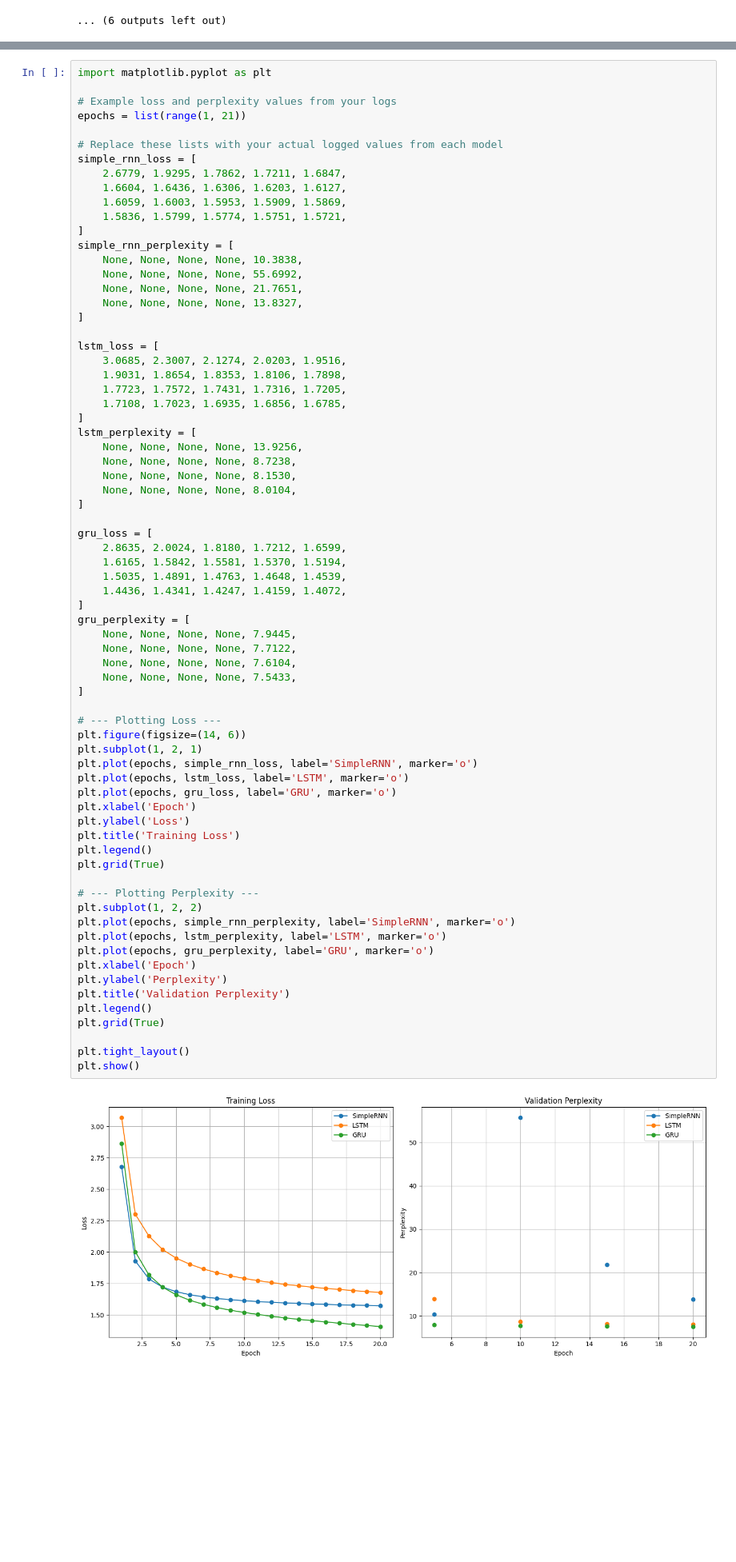
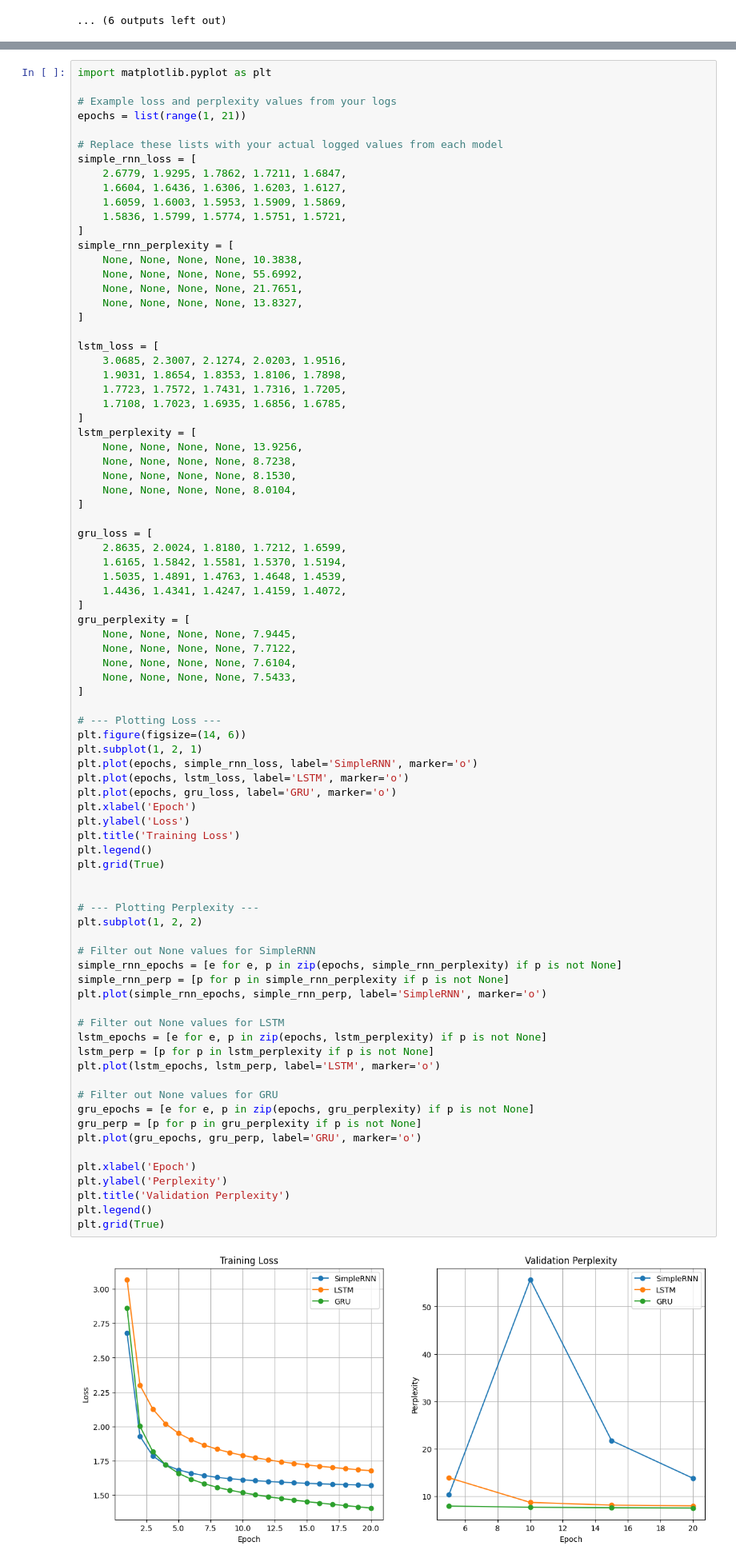
Before and after one commit to jmestanza/natural-language-processing-practice, a Jupyter notebook: desafios/Desafio_3/Desafio_3.ipynb, the cells around one changed output, grey strips where cells are left out. Shown at 80% size. Drawn from its saved outputs; the diff is of its cells as text; blank space fills up the shorter version.

```diff
--- a/desafios/Desafio_3/Desafio_3.ipynb
+++ b/desafios/Desafio_3/Desafio_3.ipynb
@@ -956,37 +956,48 @@ gru_loss = [
     1.5035, 1.4891, 1.4763, 1.4648, 1.4539,
     1.4436, 1.4341, 1.4247, 1.4159, 1.4072,
 ]
 gru_perplexity = [
     None, None, None, None, 7.9445,
     None, None, None, None, 7.7122,
     None, None, None, None, 7.6104,
     None, None, None, None, 7.5433,
 ]
 
 # --- Plotting Loss ---
 plt.figure(figsize=(14, 6))
 plt.subplot(1, 2, 1)
 plt.plot(epochs, simple_rnn_loss, label='SimpleRNN', marker='o')
 plt.plot(epochs, lstm_loss, label='LSTM', marker='o')
 plt.plot(epochs, gru_loss, label='GRU', marker='o')
 plt.xlabel('Epoch')
 plt.ylabel('Loss')
 plt.title('Training Loss')
 plt.legend()
 plt.grid(True)
 
+
 # --- Plotting Perplexity ---
 plt.subplot(1, 2, 2)
-plt.plot(epochs, simple_rnn_perplexity, label='SimpleRNN', marker='o')
-plt.plot(epochs, lstm_perplexity, label='LSTM', marker='o')
-plt.plot(epochs, gru_perplexity, label='GRU', marker='o')
+
+# Filter out None values for SimpleRNN
+simple_rnn_epochs = [e for e, p in zip(epochs, simple_rnn_perplexity) if p is not None]
+simple_rnn_perp = [p for p in simple_rnn_perplexity if p is not None]
+plt.plot(simple_rnn_epochs, simple_rnn_perp, label='SimpleRNN', marker='o')
+
+# Filter out None values for LSTM
+lstm_epochs = [e for e, p in zip(epochs, lstm_perplexity) if p is not None]
+lstm_perp = [p for p in lstm_perplexity if p is not None]
+plt.plot(lstm_epochs, lstm_perp, label='LSTM', marker='o')
+
+# Filter out None values for GRU
+gru_epochs = [e for e, p in zip(epochs, gru_perplexity) if p is not None]
+gru_perp = [p for p in gru_perplexity if p is not None]
+plt.plot(gru_epochs, gru_perp, label='GRU', marker='o')
+
 plt.xlabel('Epoch')
 plt.ylabel('Perplexity')
 plt.title('Validation Perplexity')
 plt.legend()
 plt.grid(True)
-
-plt.tight_layout()
-plt.show()
 # %% [output]
-[figure, old version]
+[figure, new version]
```
Also changed, not shown: parts of 19 cells of this notebook.
